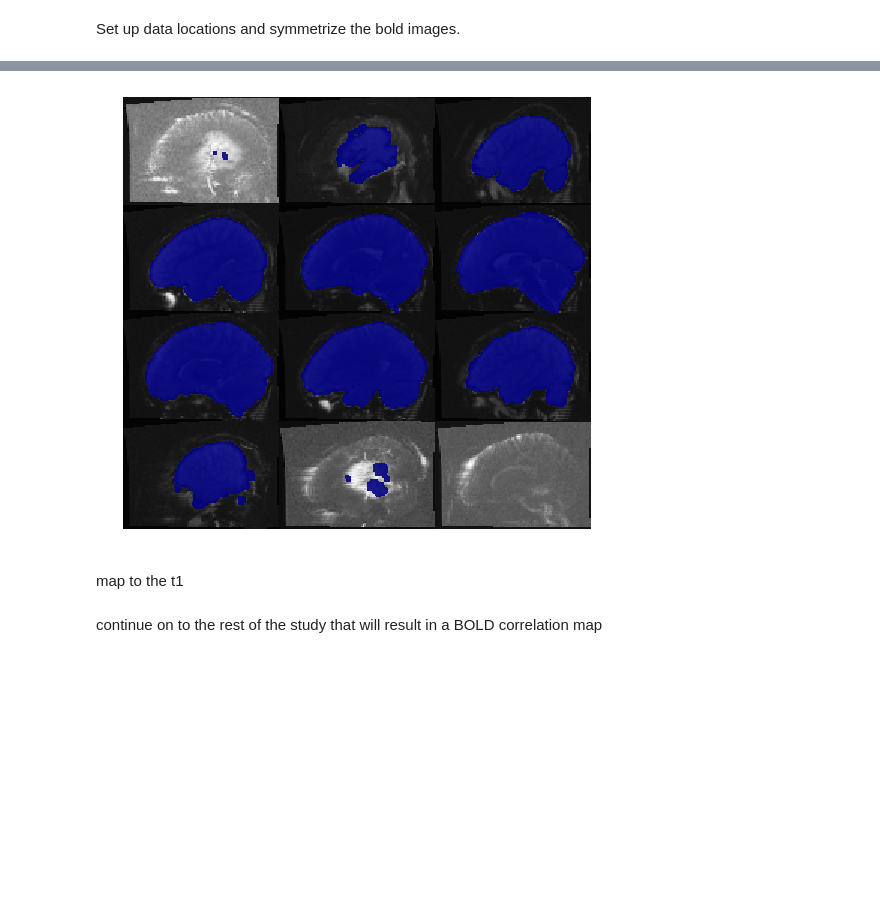
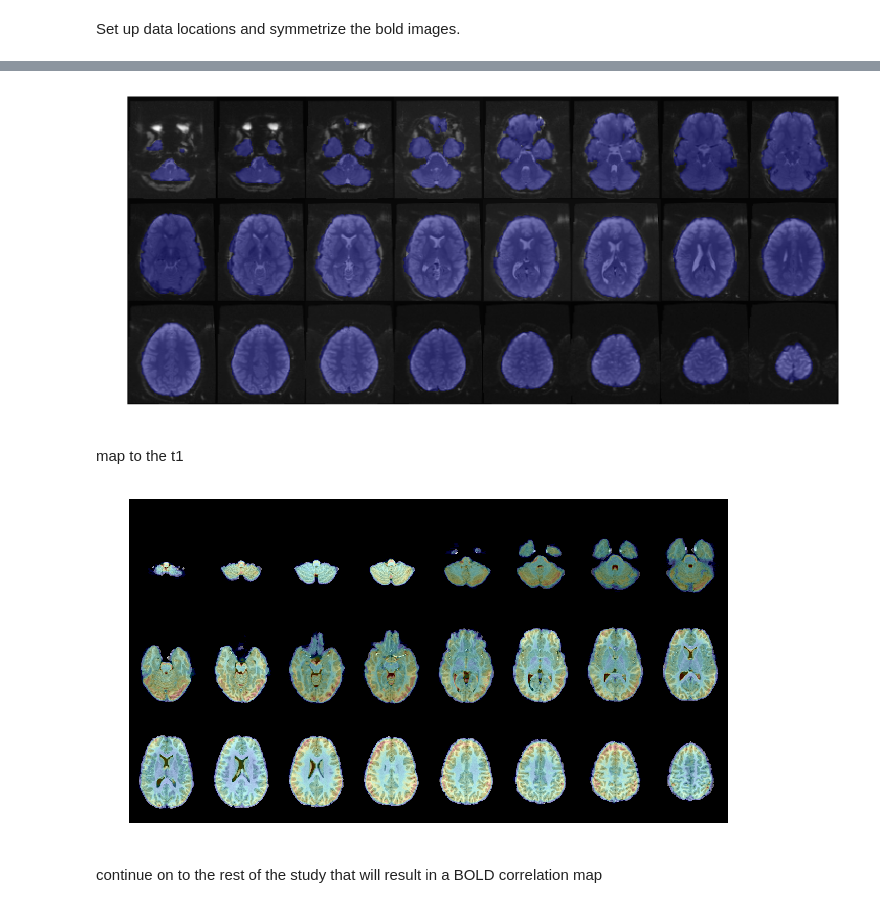
Before and after one commit to stnava/structuralFunctionalJointRegistration, a Jupyter notebook: src/Default Mode Connectivity in ANTsPy.ipynb, the cells around one changed output, grey strips where cells are left out. Drawn from its saved outputs; the diff is of its cells as text; code cells hidden in the pictures; blank space fills up the shorter version.

```diff
--- a/src/Default Mode Connectivity in ANTsPy.ipynb
+++ b/src/Default Mode Connectivity in ANTsPy.ipynb
@@ -42,7 +42,7 @@ bmask = ants.get_mask( und, low_thresh = und.mean() * 0.75, high_thresh=1e9, cle
 # %%
-ants.plot( und, bmask )
+ants.plot( und, bmask, axis=2, overlay_alpha=0.5, ncol=8, nslices=24 )
 # %% [output]
-[figure, old version]
+[figure, new version]
 # %% [markdown]
 map to the t1
 # %%
@@ -52,6 +52,10 @@ t1rig = ants.registration( und * bmask, t1 * t1mask, "BOLDRigid" )
 t1reg = ants.registration( und * bmask, t1 * t1mask, "SyNOnly",
   initialTransform = t1rig['fwdtransforms'],
   synMetric = 'CC', synSampling = 2, regIterations = (5) )
+# %%
+ants.plot( t1*t1mask, t1reg['warpedfixout'] , axis=2, overlay_alpha=0.25, ncol=8, nslices=24 )
+# %% [output]
+[figure, added]
 # %% [markdown]
 continue on to the rest of the study that will result in a BOLD correlation map
 # %%
```
Also changed, not shown: parts of 12 cells of this notebook.
